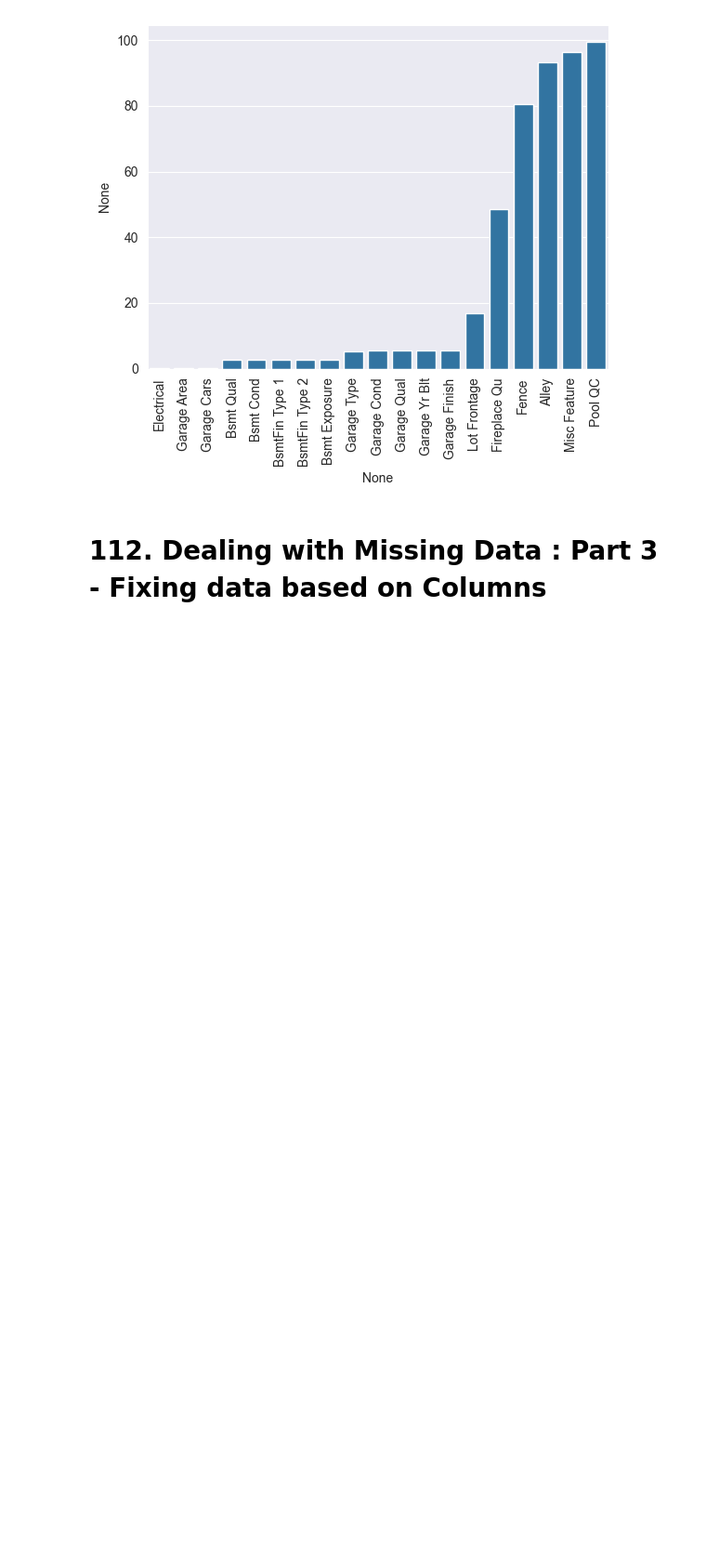
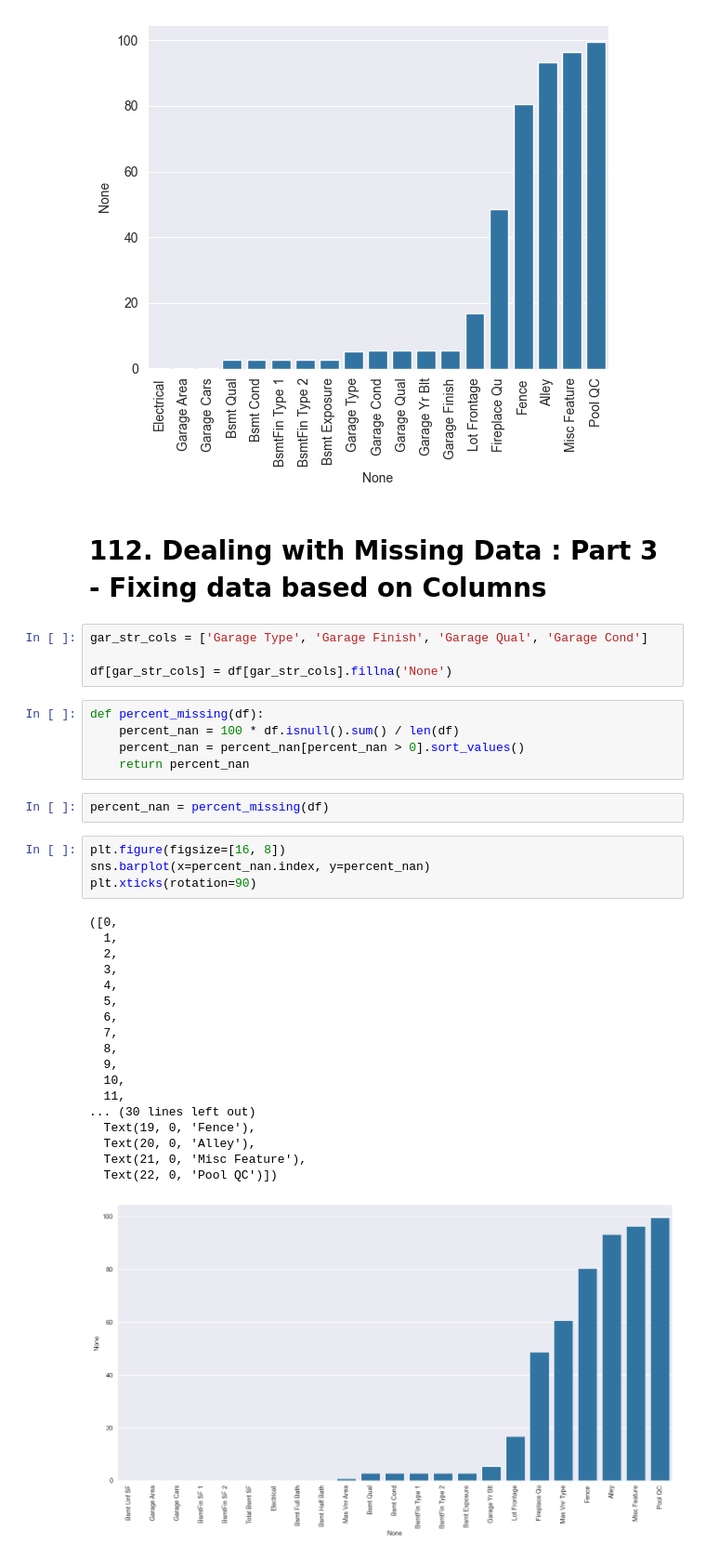
Before and after one commit to ZygimantasB/data_science_ml_learning, a Jupyter notebook: Section 11 Feature Engineering and Data Preparation/Remember 2/remember.ipynb, the cells around one changed output. Shown at 93% size. Cells and saved outputs as stored; diff of their text form; blank space fills up the shorter version.

```diff
--- a/Section 11 Feature Engineering and Data Preparation/Remember 2/remember.ipynb
+++ b/Section 11 Feature Engineering and Data Preparation/Remember 2/remember.ipynb
@@ -339,5 +339,39 @@ sns.barplot(x=percent_nan.index,y=percent_nan)
 plt.xticks(rotation=90);
 # %% [output]
 [figure]
-# %% [markdown]
-# 112. Dealing with Missing Data : Part 3 - Fixing data based on Columns
+# %% [markdown]
+# 112. Dealing with Missing Data : Part 3 - Fixing data based on Columns
+# %%
+gar_str_cols = ['Garage Type', 'Garage Finish', 'Garage Qual', 'Garage Cond']
+
+df[gar_str_cols] = df[gar_str_cols].fillna('None')
+# %%
+def percent_missing(df):
+    percent_nan = 100 * df.isnull().sum() / len(df)
+    percent_nan = percent_nan[percent_nan > 0].sort_values()
+    return percent_nan
+# %%
+percent_nan = percent_missing(df)
+# %%
+plt.figure(figsize=[16, 8])
+sns.barplot(x=percent_nan.index, y=percent_nan)
+plt.xticks(rotation=90)
+# %% [output]
+([0,
+  1,
+  2,
+  3,
+  4,
+  5,
+  6,
+  7,
+  8,
+  9,
+  10,
+  11,
+... (30 lines left out)
+  Text(19, 0, 'Fence'),
+  Text(20, 0, 'Alley'),
+  Text(21, 0, 'Misc Feature'),
+  Text(22, 0, 'Pool QC')])
+[figure, added]
```
Also changed, not shown: parts of 28 cells of this notebook, 1 other file.
